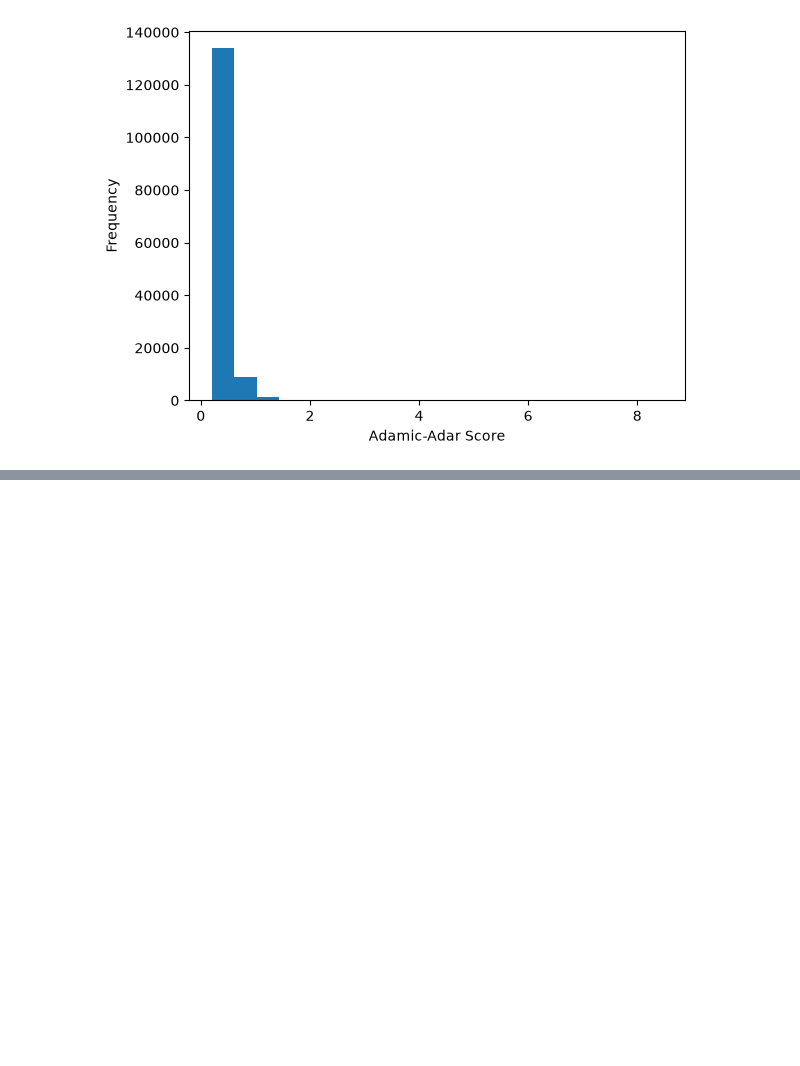
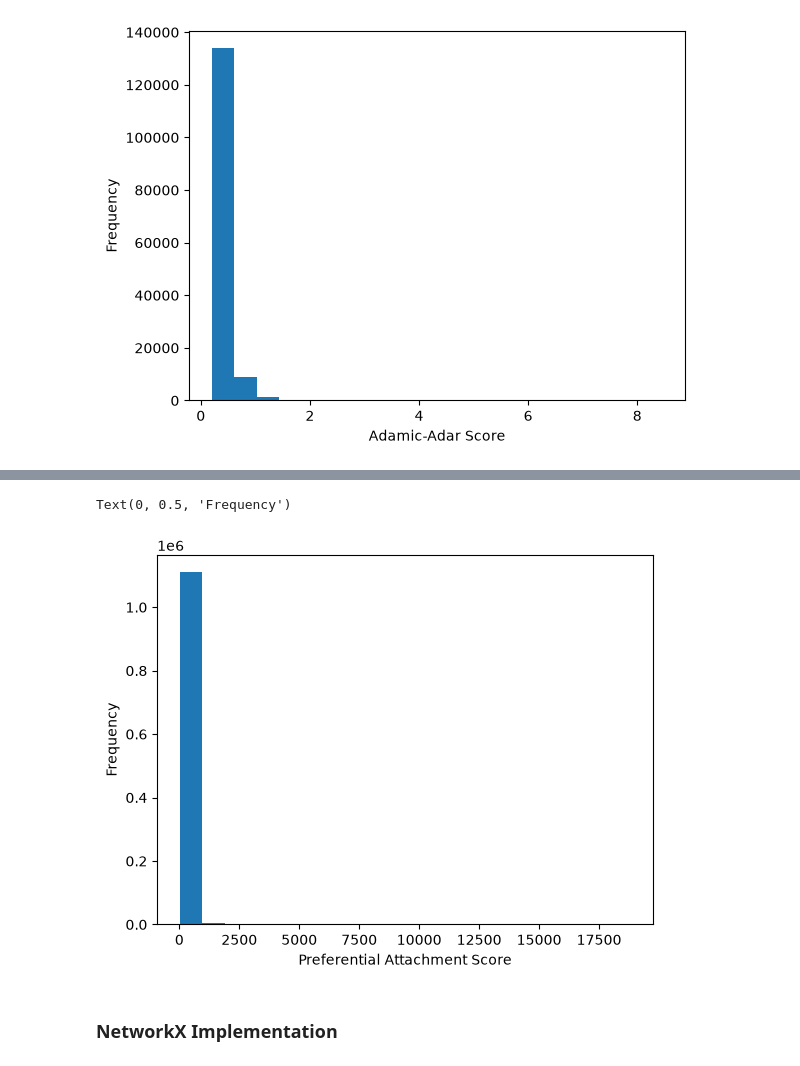
Before and after one commit to zakariatabati/graph-data-science-student-network, a Jupyter notebook: notebooks/Recommendation_algo.ipynb, the cells around one changed output, grey strips where cells are left out. Cells and saved outputs as stored; diff of their text form; code cells hidden in the pictures; blank space fills up the shorter version.

Commit message:
[GDS-45] feat(notebook): Implement Preferemtial attachment recommendation algo

```diff
--- a/notebooks/Recommendation_algo.ipynb
+++ b/notebooks/Recommendation_algo.ipynb
@@ -473,0 +478,38 @@ Text(0, 0.5, 'Frequency')
+# %%
+def preferential_attachment_score(G, u, v):
+    return G.degree(u) * G.degree(v)
+# %%
+recommendations = []
+
+for u in G.nodes():
+
+    for v in G.nodes():
+
+        if u >= v:
+            continue
+
+        if G.has_edge(u,v):
+            continue
+
+        score = preferential_attachment_score(G,u,v)
+
+        if score > 0:
+
+            recommendations.append(
+                (
+                    u,
+                    v,
+                    score
+                )
+            )
+# %%
+df = pd.DataFrame(
+    recommendations,
+    columns=[
+        "Student1",
+        "Student2",
+        "Score"
+    ]
+)
+
+df.head(20)
@@ -473,0 +534,10 @@ Text(0, 0.5, 'Frequency')
+# %%
+plt.hist(df["Score"], bins=20)
+
+plt.xlabel("Preferential Attachment Score")
+plt.ylabel("Frequency")
+# %% [output]
+Text(0, 0.5, 'Frequency')
+[figure, added]
+# %% [markdown]
+### NetworkX Implementation
```
Also changed, not shown: parts of 6 cells of this notebook.
